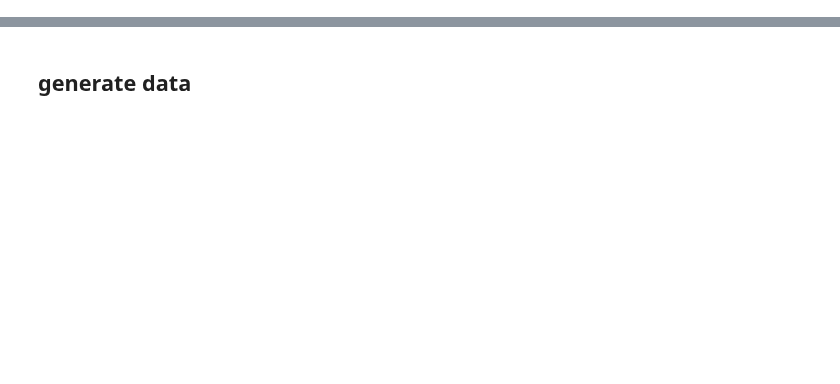
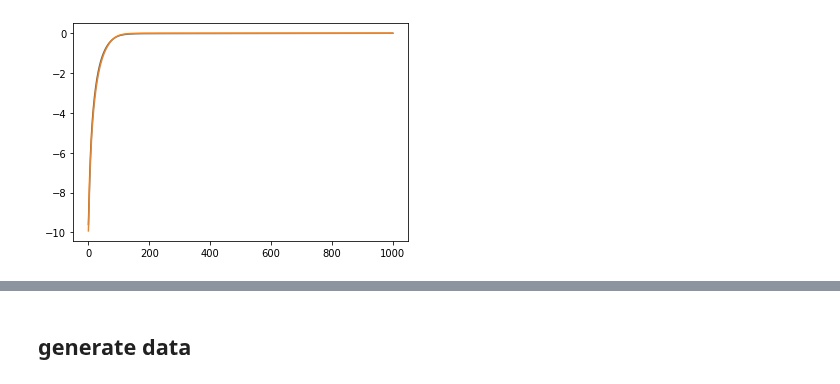
Before and after one commit to ratschlab/projects-2020-Neural-SVGD, a Jupyter notebook: Chasing errors.ipynb, the cells around one changed output, grey strips where cells are left out. Saved outputs shown, nothing was run; the diff lists cells and outputs as text; code cells hidden in the pictures; blank space fills up the shorter version.

```diff
--- a/Chasing errors.ipynb
+++ b/Chasing errors.ipynb
@@ -8,0 +110,4 @@ vkernel_param_update_rule = vmap(kernel_param_update_rule, 1)
+# %%
+_ = plt.plot(log["particle_mean"])
+# %% [output]
+[figure, added]
```
Also changed, not shown: parts of 26 cells of this notebook, 8 other files.
